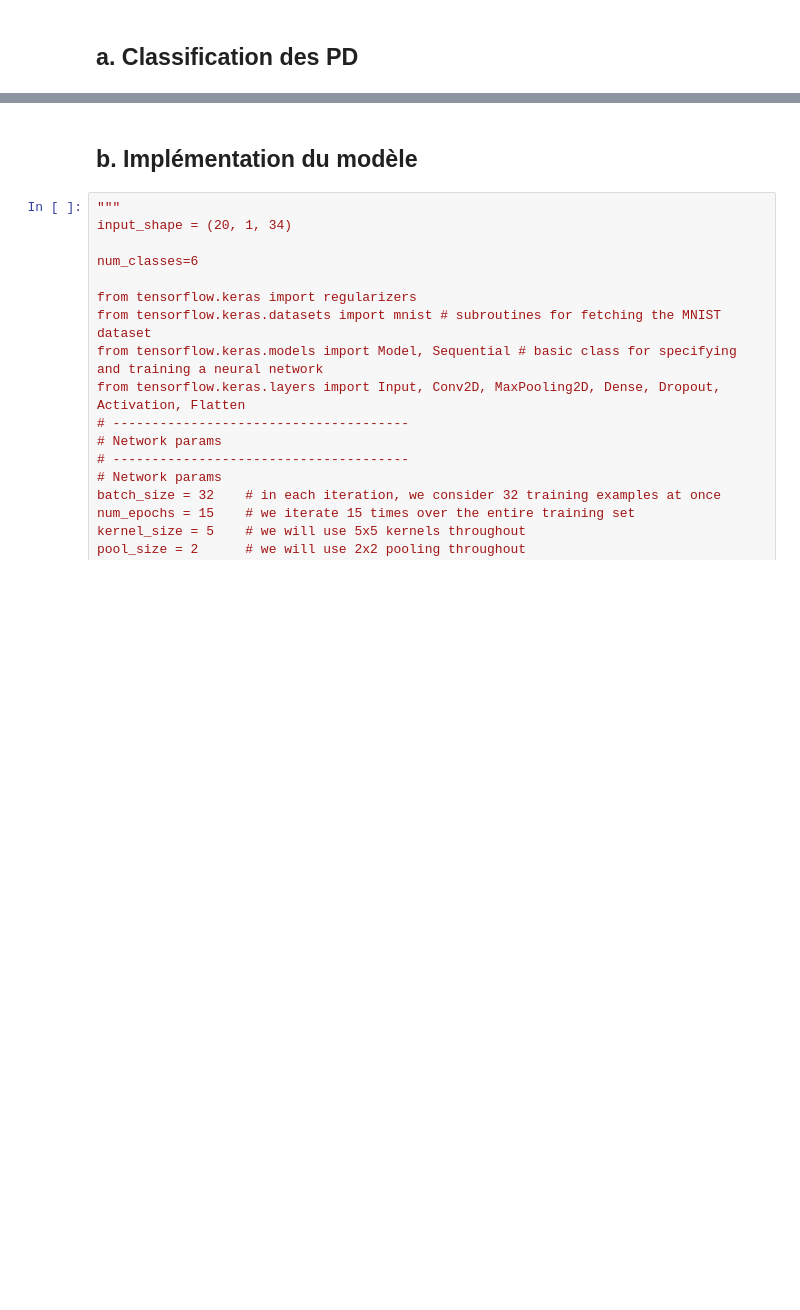
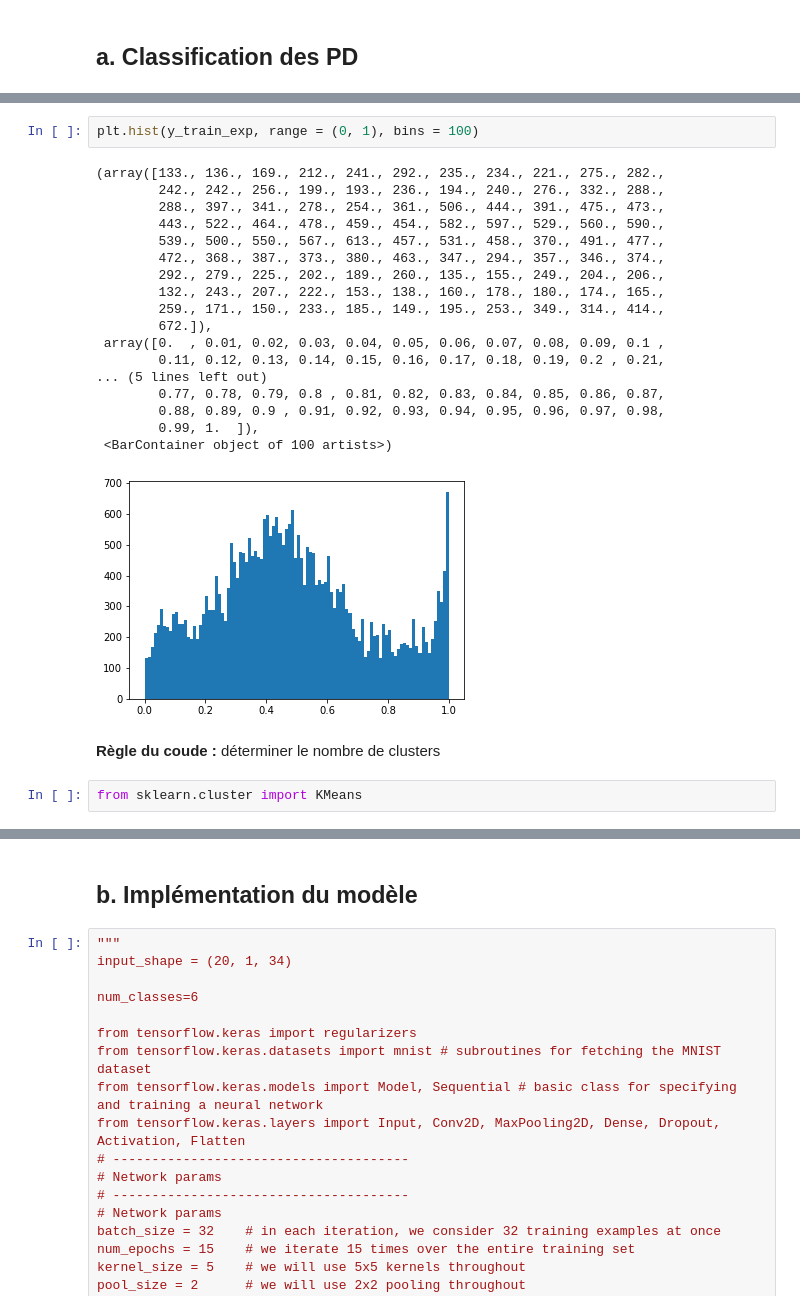
Before and after one commit to Rxzh/PD, a Jupyter notebook: Architecture réseaux de neurones.ipynb, the cells around one changed output, grey strips where cells are left out. Saved outputs shown, nothing was run; the diff lists cells and outputs as text; blank space fills up the shorter version.

```diff
--- a/Architecture réseaux de neurones.ipynb
+++ b/Architecture réseaux de neurones.ipynb
@@ -552,0 +500,25 @@ X_train.shape
+# %%
+plt.hist(y_train_exp, range = (0, 1), bins = 100)
+# %% [output]
+(array([133., 136., 169., 212., 241., 292., 235., 234., 221., 275., 282.,
+        242., 242., 256., 199., 193., 236., 194., 240., 276., 332., 288.,
+        288., 397., 341., 278., 254., 361., 506., 444., 391., 475., 473.,
+        443., 522., 464., 478., 459., 454., 582., 597., 529., 560., 590.,
+        539., 500., 550., 567., 613., 457., 531., 458., 370., 491., 477.,
+        472., 368., 387., 373., 380., 463., 347., 294., 357., 346., 374.,
+        292., 279., 225., 202., 189., 260., 135., 155., 249., 204., 206.,
+        132., 243., 207., 222., 153., 138., 160., 178., 180., 174., 165.,
+        259., 171., 150., 233., 185., 149., 195., 253., 349., 314., 414.,
+        672.]),
+ array([0.  , 0.01, 0.02, 0.03, 0.04, 0.05, 0.06, 0.07, 0.08, 0.09, 0.1 ,
+        0.11, 0.12, 0.13, 0.14, 0.15, 0.16, 0.17, 0.18, 0.19, 0.2 , 0.21,
+... (5 lines left out)
+        0.77, 0.78, 0.79, 0.8 , 0.81, 0.82, 0.83, 0.84, 0.85, 0.86, 0.87,
+        0.88, 0.89, 0.9 , 0.91, 0.92, 0.93, 0.94, 0.95, 0.96, 0.97, 0.98,
+        0.99, 1.  ]),
+ <BarContainer object of 100 artists>)
+[figure, added]
+# %% [markdown]
+**Règle du coude :** déterminer le nombre de clusters
+# %%
+from sklearn.cluster import KMeans
```
Also changed, not shown: parts of 28 cells of this notebook.
